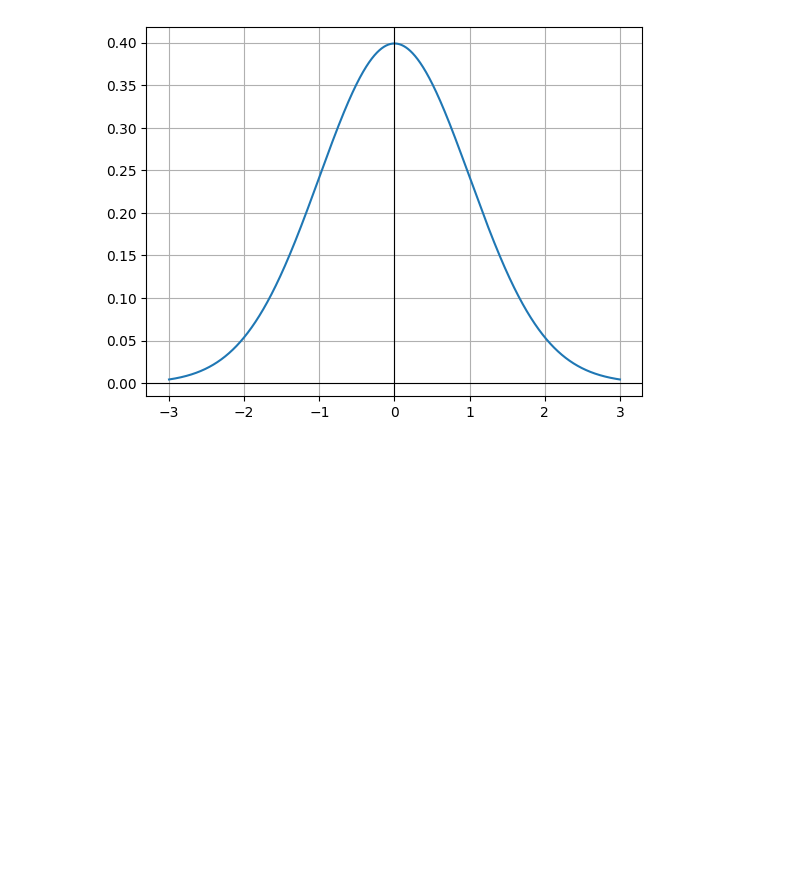
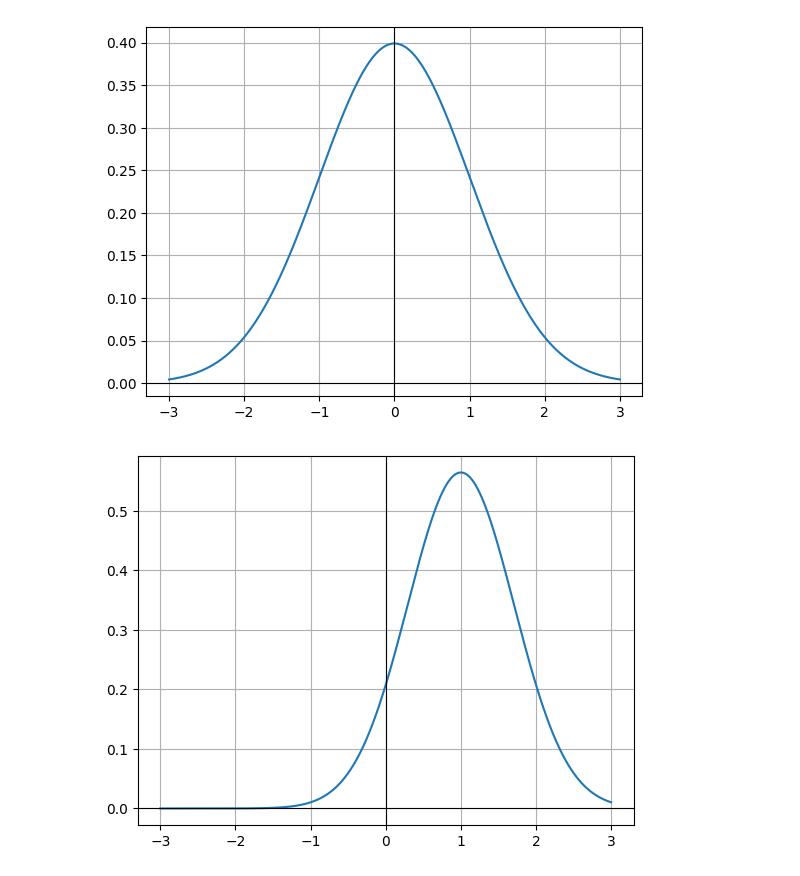
Before and after one commit to oportunitas/state-estimation-for-robotics, a Jupyter notebook: 2.primer-on-probability-theory/1.probability-density-functions/2.marginalization-bayes-rule-inference/explore.ipynb, the cells around one changed output. Cells and saved outputs as stored; diff of their text form; code cells hidden in the pictures; blank space fills up the shorter version.

```diff
--- a/2.primer-on-probability-theory/1.probability-density-functions/2.marginalization-bayes-rule-inference/explore.ipynb
+++ b/2.primer-on-probability-theory/1.probability-density-functions/2.marginalization-bayes-rule-inference/explore.ipynb
@@ -46,22 +20,26 @@ simpson_integrate(std_normal_dist)
 [figure]
 1.0
 # %%
-location = make_gaussian(0, 1)
-plot_function(location, -3, 3)
+if __name__ == '__main__' and '__file__' not in globals():
+  location = _make_gaussian(0, 1)
+  _plot_function(location, -3, 3)
 # %% [output]
 [figure]
 # %%
-def sensor_likelihood(y, x):
-  f = make_gaussian(x, 1.0)
+def _sensor_likelihood(y, x):
+  f = _make_gaussian(x, 1.0)
   return f(y)
 # %%
-def true_loc_likelihood(x, y):
+def _true_loc_likelihood(x, y):
   def numerator(_x):
-    return sensor_likelihood(y, _x) * location(_x)
-  evidence = simpson_integrate(numerator)
+    return _sensor_likelihood(y, _x) * location(_x)
+  evidence = _simpson_integrate(numerator)
   return numerator(x) / evidence
 # %%
-def posterior(x):
-  return true_loc_likelihood(x, 2.0)
-
-plot_function(posterior, -3, 3)
+def _posterior(x):
+  return _true_loc_likelihood(x, 2.0)
+# %%
+if __name__ == '__main__' and '__file__' not in globals():
+  _plot_function(_posterior, -3, 3)
+# %% [output]
+[figure, added]
```
Also changed, not shown: parts of 5 cells of this notebook, 2 other files.
